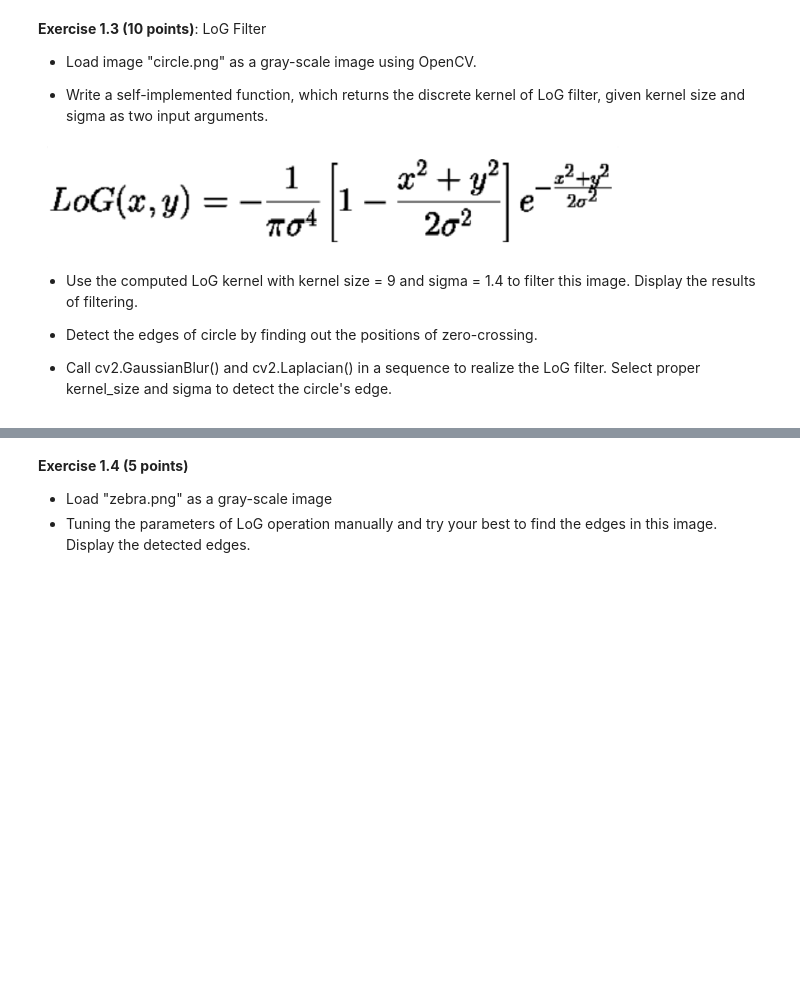
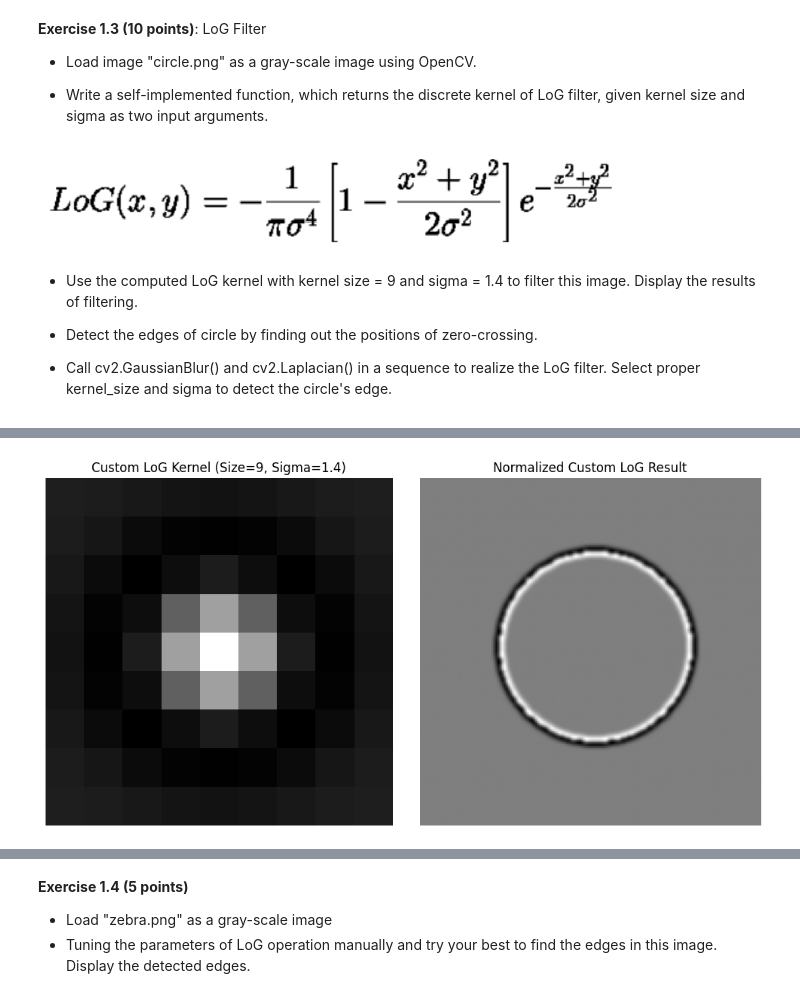
Before and after one commit to Ambos14/ComputerVision26, a Jupyter notebook: Praktikum 4/ l5a.ipynb, the cells around one changed output, grey strips where cells are left out. Saved outputs shown, nothing was run; the diff lists cells and outputs as text; code cells hidden in the pictures; blank space fills up the shorter version.

```diff
--- a/Praktikum 4/ l5a.ipynb
+++ b/Praktikum 4/ l5a.ipynb
@@ -220,0 +215,91 @@ Image loaded for Laplacian processing.
+# %%
+# Load image as grayscale
+img_log = cv2.imread("/circle.png", cv2.IMREAD_GRAYSCALE)
+
+if img_log is None:
+    print("Error: 'circle.png' could not be loaded. Verify file presence.")
+else:
+    print("Image loaded for LoG processing.")
+
+# Generate LoG kernel based on the provided formula
+def log_kernel_2d(kernel_size, sigma):
+    coords = np.linspace(-(kernel_size // 2), kernel_size // 2, kernel_size)
+    x, y = np.meshgrid(coords, coords)
+
+    arg = -(x**2 + y**2) / (2 * sigma**2)
+    kernel = (1 / (np.pi * sigma**4)) * (1 + arg) * np.exp(arg)
+
+    # Ensure zero-sum for proper Laplacian behavior
+    kernel = kernel - kernel.sum() / (kernel_size * kernel_size)
+
+    return kernel
+
+# Apply filter using convolution
+def apply_filter(image, kernel):
+    h, w = image.shape
+    kh, kw = kernel.shape
+    ph = kh // 2
+    pw = kw // 2
+
+    output_img = np.zeros_like(image, dtype=np.float64)
+    padded_img = np.pad(image, ((ph, ph), (pw, pw)), mode='reflect')
+
+    for r in range(h):
+        for c in range(w):
+            window = padded_img[r : r + kh, c : c + kw]
+            output_img[r, c] = np.sum(window * kernel)
+    return output_img
+
+
+kernel_size = 9
+sigma = 1.4
+
+# Custom LoG filter implementation
+custom_log_kernel = log_kernel_2d(kernel_size, sigma)
+custom_log_result = apply_filter(img_log.astype(np.float64), custom_log_kernel)
+normalized_custom_log = normalize_image(custom_log_result)
+
+plt.figure(figsize=(10, 5))
+plt.subplot(1, 2, 1)
+plt.imshow(custom_log_kernel, cmap='gray')
+plt.title(f'Custom LoG Kernel (Size={kernel_size}, Sigma={sigma})')
+plt.axis('off')
+
+plt.subplot(1, 2, 2)
+plt.imshow(normalized_custom_log, cmap='gray')
+plt.title('Normalized Custom LoG Result')
+plt.axis('off')
+plt.tight_layout()
+plt.show()
+
+# Zero-crossing detection for custom LoG
+zero_crossing_custom_log = detect_zero_crossings(custom_log_result)
+
+plt.figure(figsize=(8, 8))
+plt.imshow(zero_crossing_custom_log, cmap='gray')
+plt.title('Edges by Custom LoG with Zero-Crossing')
+plt.axis('off')
+plt.show()
+
+# OpenCV LoG (GaussianBlur + Laplacian)
+opencv_ksize = kernel_size if kernel_size % 2 == 1 else kernel_size + 1
+
+blurred_img = cv2.GaussianBlur(img_log, (opencv_ksize, opencv_ksize), sigmaX=sigma, sigmaY=sigma)
+opencv_log_result = cv2.Laplacian(blurred_img, cv2.CV_64F, ksize=3)
+normalized_opencv_log = normalize_image(opencv_log_result)
+
+plt.figure(figsize=(8, 8))
+plt.imshow(normalized_opencv_log, cmap='gray')
+plt.title('Normalized OpenCV LoG Result')
+plt.axis('off')
+plt.show()
+
+# Zero-crossing detection for OpenCV LoG
+zero_crossing_opencv_log = detect_zero_crossings(opencv_log_result)
+
+plt.figure(figsize=(8, 8))
+plt.imshow(zero_crossing_opencv_log, cmap='gray')
+plt.title('Edges by OpenCV LoG with Zero-Crossing')
+plt.axis('off')
+plt.show()
+# %% [output]
@@ -220,0 +307 @@ Image loaded for Laplacian processing.
+[figure, added]
```
Also changed, not shown: parts of 5 cells of this notebook.
